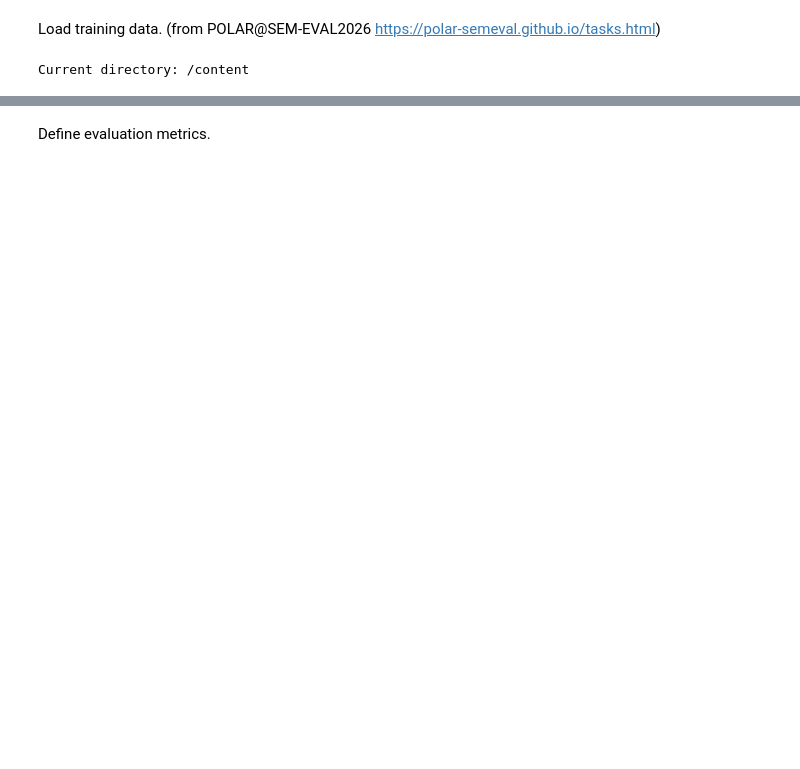
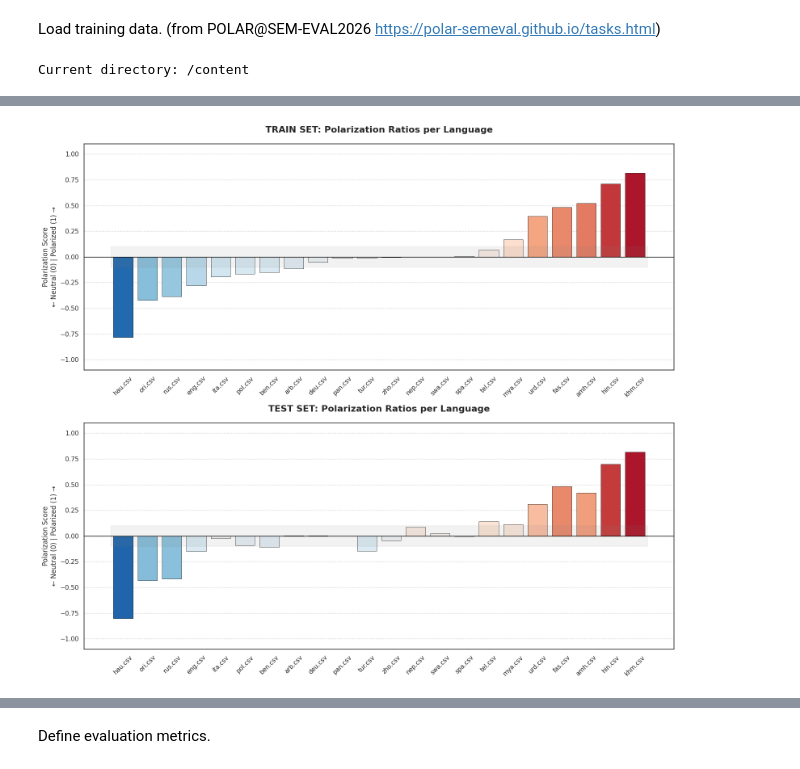
Before and after one commit to DavidGetter1/PolarSemEval, a Jupyter notebook: POLAR_2026.ipynb, the cells around one changed output, grey strips where cells are left out. Drawn from its saved outputs; the diff is of its cells as text; code cells hidden in the pictures; blank space fills up the shorter version.

```diff
--- a/POLAR_2026.ipynb
+++ b/POLAR_2026.ipynb
@@ -116,0 +333,59 @@ Sample labels: [0, 0, 1, 0, 1, 0, 1, 1, 1, 0, 1, 1, 1, 1, 1, 0, 1, 0, 1, 0]
+# %%
+import matplotlib.pyplot as plt
+import seaborn as sns
+import pandas as pd
+import numpy as np
+
+def visualize_ratio_split_separated(split_datasets):
+    # 1. Prepare Data
+    train_df = split_datasets["train"].to_pandas()
+    test_df = split_datasets["test"].to_pandas()
+
+    def get_stats(df):
+        counts = df.groupby(['lang', 'label']).size().unstack(fill_value=0)
+        if 0 not in counts: counts[0] = 0
+        if 1 not in counts: counts[1] = 0
+        # Formula: (Pos - Neg) / Total
+        counts['ratio'] = (counts[1] - counts[0]) / (counts[1] + counts[0])
+        return counts.reset_index()
+
+    train_stats = get_stats(train_df).sort_values('ratio')
+    test_stats = get_stats(test_df)
+    # Ensure test split follows the same language order as train
+    test_stats = test_stats.set_index('lang').reindex(train_stats['lang']).reset_index().fillna(0)
+
+    # 2. Setup Plot
+    sns.set_theme(style="white")
+    fig, (ax1, ax2) = plt.subplots(2, 1, figsize=(16, 14))
+
+    # Custom function to draw the bars
+    def draw_diverging_bars(data, ax, title):
+        # Create a color map based on the ratio values
+        colors = plt.cm.RdBu_r((data['ratio'] + 1) / 2)
+
+        bars = ax.bar(data['lang'], data['ratio'], color=colors, edgecolor='black', linewidth=0.5)
+
+        ax.axhline(0, color='black', linewidth=1)
+        ax.set_ylim(-1.1, 1.1)
+        ax.set_title(title, fontsize=16, fontweight='bold', pad=20)
+        ax.set_ylabel('Polarization Score\n← Neutral (0) | Polarized (1) →', fontsize=12)
+        ax.tick_params(axis='x', rotation=45)
+
+        # Grid for readability
+        ax.yaxis.grid(True, linestyle='--', alpha=0.7)
+
+        # Label the "Neutral Zone"
+        ax.fill_between([-0.5, len(data)-0.5], -0.1, 0.1, color='gray', alpha=0.1, label='Balanced Zone')
+
+    # 3. Execution
+    draw_diverging_bars(train_stats, ax1, 'TRAIN SET: Polarization Ratios per Language')
+    draw_diverging_bars(test_stats, ax2, 'TEST SET: Polarization Ratios per Language')
+
+    plt.tight_layout()
+    plt.savefig('split_ratios_diverging.png', dpi=300)
+    plt.show()
+
+# Run the visualization
+visualize_ratio_split_separated(split_datasets)
+# %% [output]
+[figure, added]
```
Also changed, not shown: parts of 25 cells of this notebook.
